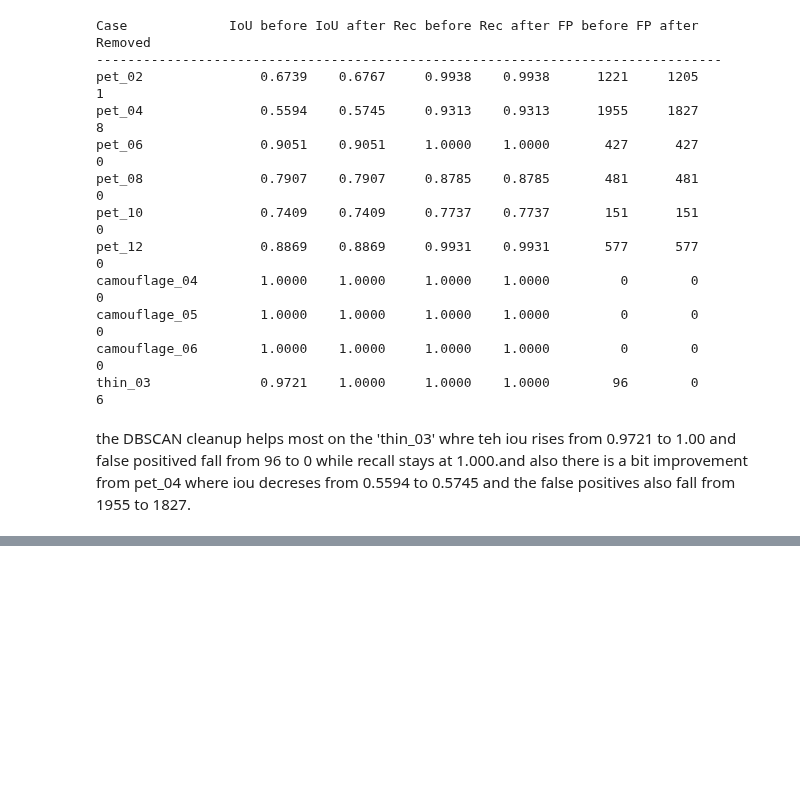
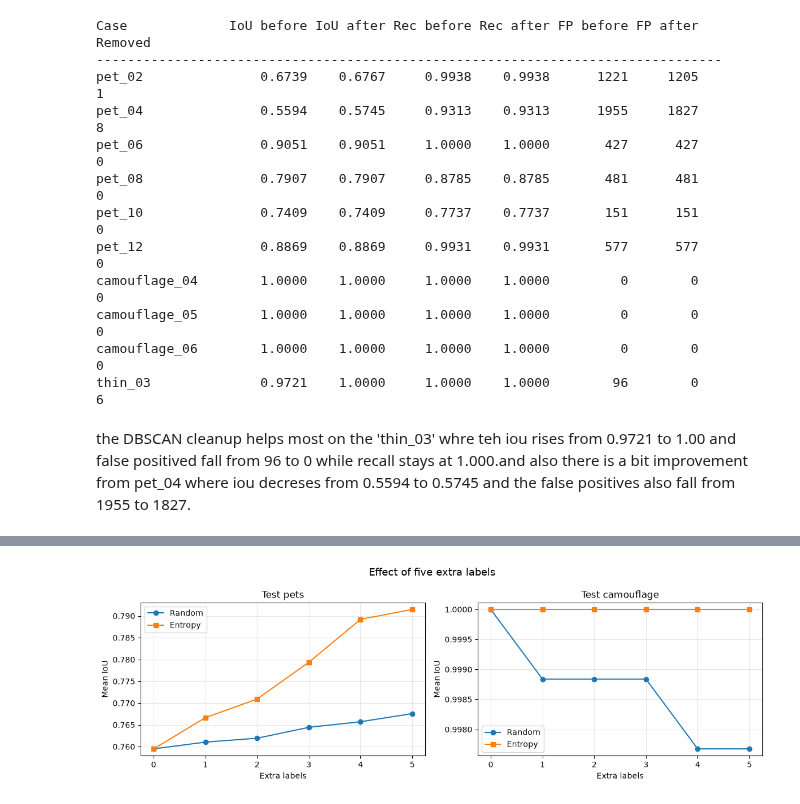
Before and after one commit to suryamanoj4/SMAI-A4, a Jupyter notebook: clustering.ipynb, the cells around one changed output, grey strips where cells are left out. Cells and saved outputs as stored; diff of their text form; code cells hidden in the pictures; blank space fills up the shorter version.

```diff
--- a/clustering.ipynb
+++ b/clustering.ipynb
@@ -1094,0 +1218,14 @@ the DBSCAN cleanup helps most on the 'thin_03' whre teh iou rises from 0.9721 to
+# %%
+SEEDS_25 = [20261009 + s for s in range(20)]
+
+results_random = {image_id: {} for image_id in TEST}
+results_entropy = {}
+
+for image_id in TEST:
+    for seed in SEEDS_25:
+        results_random[image_id][seed] = run_queries(
+            image_id, "random", seed=seed
+        )
+
+    results_entropy[image_id] = run_queries(image_id, "entropy")
+    print("done", image_id)
@@ -1094,0 +1272,47 @@ the DBSCAN cleanup helps most on the 'thin_03' whre teh iou rises from 0.9721 to
+# %%
+PETS_TEST = ["pet_02", "pet_04", "pet_06", "pet_08", "pet_10", "pet_12"]
+CAMO_TEST = ["camouflage_04", "camouflage_05", "camouflage_06"]
+
+def random_group_curve(image_ids):
+    curve = []
+    for q in range(6):
+        per_image = [
+            np.mean([results_random[i][seed]["curve"][q] for seed in SEEDS_25])
+            for i in image_ids
+        ]
+        curve.append(np.mean(per_image))
+    return np.array(curve)
+
+def entropy_group_curve(image_ids):
+    return np.array(
+        [
+            np.mean([results_entropy[i]["curve"][q] for i in image_ids])
+            for q in range(6)
+        ]
+    )
+
+
+fig, axes = plt.subplots(1, 2, figsize=(12, 4))
+
+for ax, group_name, image_ids in [
+    (axes[0], "Test pets", PETS_TEST),
+    (axes[1], "Test camouflage", CAMO_TEST),
+]:
+    random_curve = random_group_curve(image_ids)
+    entropy_curve = entropy_group_curve(image_ids)
+
+    ax.plot(range(6), random_curve, marker="o", label="Random")
+    ax.plot(range(6), entropy_curve, marker="s", label="Entropy")
+
+    ax.set_title(group_name)
+    ax.set_xlabel("Extra labels")
+    ax.set_ylabel("Mean IoU")
+    ax.set_xticks(range(6))
+    ax.grid(alpha=0.3)
+    ax.legend()
+
+fig.suptitle("Effect of five extra labels", fontsize=13)
+fig.tight_layout()
+plt.show()
+# %% [output]
+[figure, added]
```
Also changed, not shown: parts of 8 cells of this notebook.
